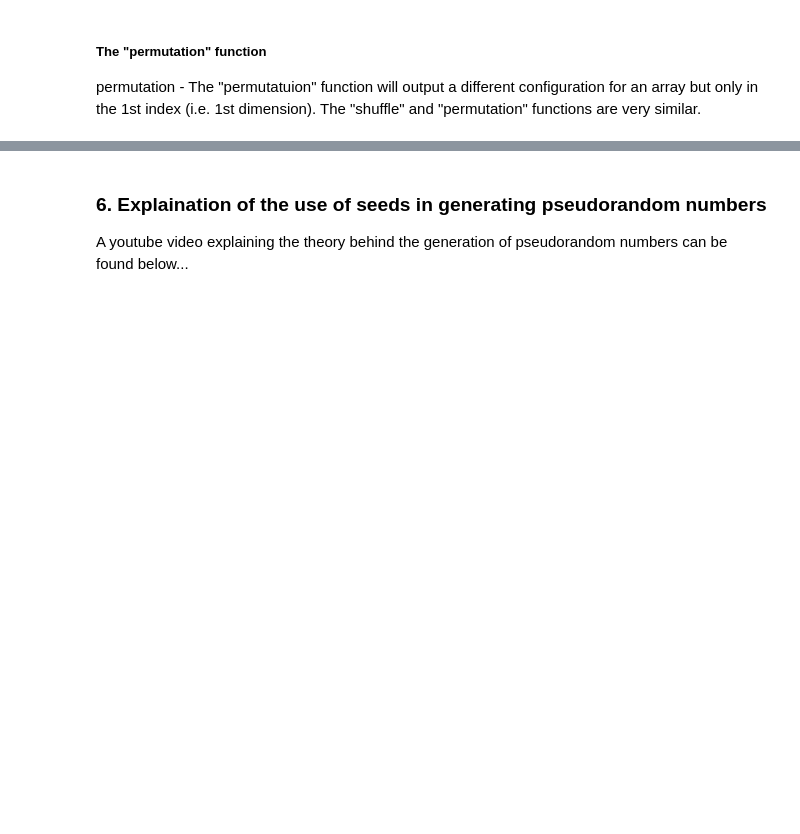
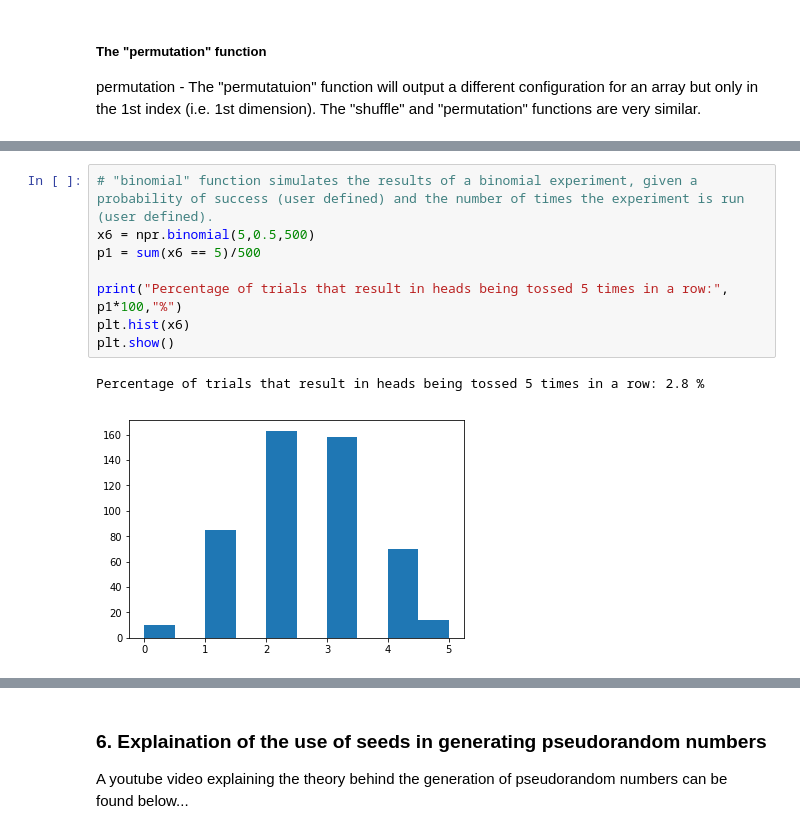
Before and after one commit to G00364756/52465---Programming-for-Data-Analysis---Assignments, a Jupyter notebook: Numpy Investigation.ipynb, the cells around one changed output, grey strips where cells are left out. Cells and saved outputs as stored; diff of their text form; blank space fills up the shorter version.

```diff
--- a/Numpy Investigation.ipynb
+++ b/Numpy Investigation.ipynb
@@ -230,0 +251,11 @@ The 5 distributions selected for demonstration are:
+# %%
+# "binomial" function simulates the results of a binomial experiment, given a probability of success (user defined) and the number of times the experiment is run (user defined).
+x6 = npr.binomial(5,0.5,500)
+p1 = sum(x6 == 5)/500
+
+print("Percentage of trials that result in heads being tossed 5 times in a row:", p1*100,"%")
+plt.hist(x6)
+plt.show()
+# %% [output]
+Percentage of trials that result in heads being tossed 5 times in a row: 2.8 %
+[figure, added]
```
Also changed, not shown: parts of 26 cells of this notebook.
